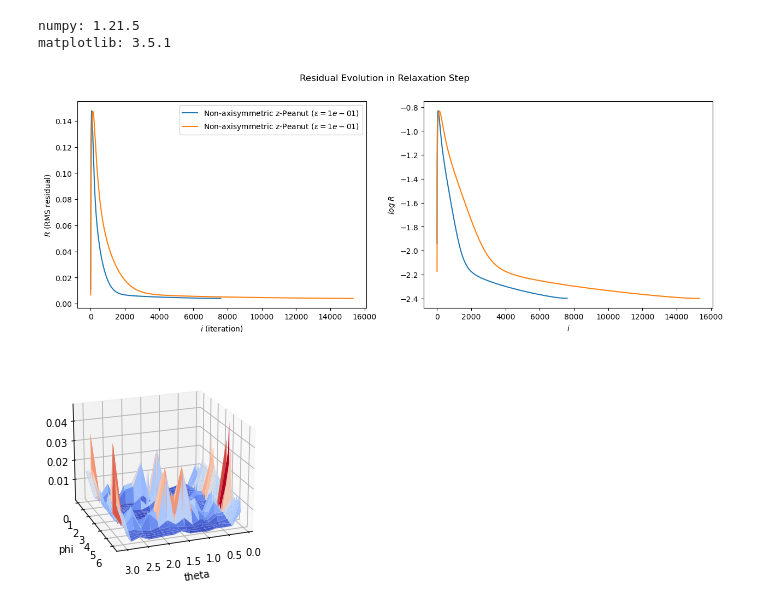
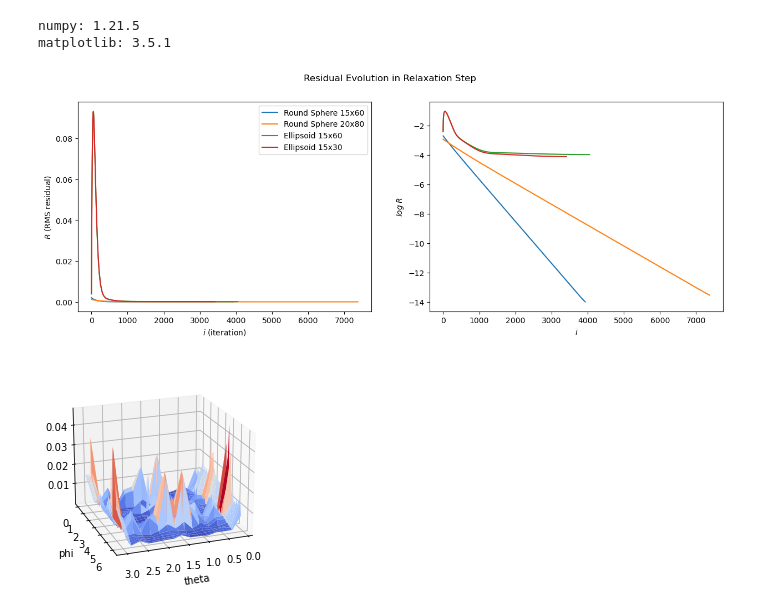
Before and after one commit to iago-mendes/eucled, a Jupyter notebook: src/exercises/08-embedding/assets/plots.ipynb, the cells around one changed output. Drawn from its saved outputs; the diff is of its cells as text; code cells hidden in the pictures.

```diff
--- a/src/exercises/08-embedding/assets/plots.ipynb
+++ b/src/exercises/08-embedding/assets/plots.ipynb
@@ -19,9 +19,12 @@ matplotlib: 3.5.1
 fig, (ax1, ax2) = plt.subplots(1,2)
 
 entries = [
+	[np.genfromtxt('residuals_round_15x60.csv', delimiter=','), 'Round Sphere 15x60'],
+	[np.genfromtxt('residuals_round_20x80.csv', delimiter=','), 'Round Sphere 20x80'],
 	# [np.genfromtxt('residuals_horizon_15x60.csv', delimiter=','), 'Horizon 15x60'],
 	# [np.genfromtxt('residuals_peanut_15x60.csv', delimiter=','), 'z-Peanut 15x60'],
-	# [np.genfromtxt('residuals_ellipsoid_15x60.csv', delimiter=','), 'Ellipsoid 15x60'],
+	[np.genfromtxt('residuals_ellipsoid_15x60.csv', delimiter=','), 'Ellipsoid 15x60'],
+	[np.genfromtxt('residuals_ellipsoid_15x30.csv', delimiter=','), 'Ellipsoid 15x30'],
 	# [np.genfromtxt('residuals_ellipsoid_20x80.csv', delimiter=','), 'Ellipsoid 20x80'],
 	# [np.genfromtxt('residuals_numerical_15x60.csv', delimiter=','), 'x-Peanut 15x60'],
 	# [np.genfromtxt('residuals_nonaxi_peanut1_15x60.csv', delimiter=','), 'Non-axi. z-Peanut 15x60'],
@@ -30,8 +33,8 @@ entries = [
 	# [np.genfromtxt('residuals_nonaxi_peanut_1e-13_15x60.csv', delimiter=','), r'Non-axisymmetric z-Peanut $(\epsilon = 1e-13)$'],
 	# [np.genfromtxt('residuals_nonaxi_peanut_1e-10_15x60.csv', delimiter=','), r'Non-axisymmetric z-Peanut $(\epsilon = 1e-10)$'],
 	# [np.genfromtxt('residuals_nonaxi_peanut_1e-05_15x60.csv', delimiter=','), r'Non-axisymmetric z-Peanut $(\epsilon = 1e-05)$'],
-	[np.genfromtxt('residuals_nonaxi_peanut_1e-01_15x60.csv', delimiter=','), r'Non-axisymmetric z-Peanut $(\epsilon = 1e-01)$'],
-	[np.genfromtxt('residuals_nonaxi_peanut_15x60.csv', delimiter=','), r'Non-axisymmetric z-Peanut $(\epsilon = 1e-01)$'],
+	# [np.genfromtxt('residuals_nonaxi_peanut_1e-01_15x60.csv', delimiter=','), r'Non-axisymmetric z-Peanut $(\epsilon = 1e-01)$'],
+	# [np.genfromtxt('residuals_nonaxi_peanut_15x60.csv', delimiter=','), r'Non-axisymmetric z-Peanut $(\epsilon = 1e-01)$'],
 ]
 
 
@@ -39,34 +42,34 @@ for entry in entries:
 	i_values = entry[0][:,0]
 	residuals = entry[0][:,1]
 
 	label = entry[1]
 
 	# log_i_values = []
 	# for i in i_values:
 	# 	log_i_values.append(np.log(i) / np.log(10))
 
 	log_residuals = []
 	for residual in residuals:
 		log_residuals.append(np.log(residual) / np.log(10))
 
 	ax1.plot(i_values, residuals, label = label)
 	ax1.set(xlabel='$i$ (iteration)', ylabel='$R$ (RMS residual)')
 
 
 	ax2.plot(i_values, log_residuals, label = label)
 	ax2.set(xlabel='$i$', ylabel='$log \; R$')
 	# ax2.plot(log_i_values, log_residuals)
 	# ax2.set(xlabel='$\log \; i$', ylabel='$\log \; R$')
 
 fig.suptitle('Residual Evolution in Relaxation Step')
 fig.set_size_inches(15, 5, forward=True)
 fig.set_dpi(100)
 
 ax1.legend()
 # ax2.legend()
 plt.show()
 # %% [output]
-[figure, old version]
+[figure, new version]
 # %%
 # RESIDUAL DISTRIBUTION ANIMATION
 
```
Also changed, not shown: parts of 1 cell of this notebook, 4 other files.
